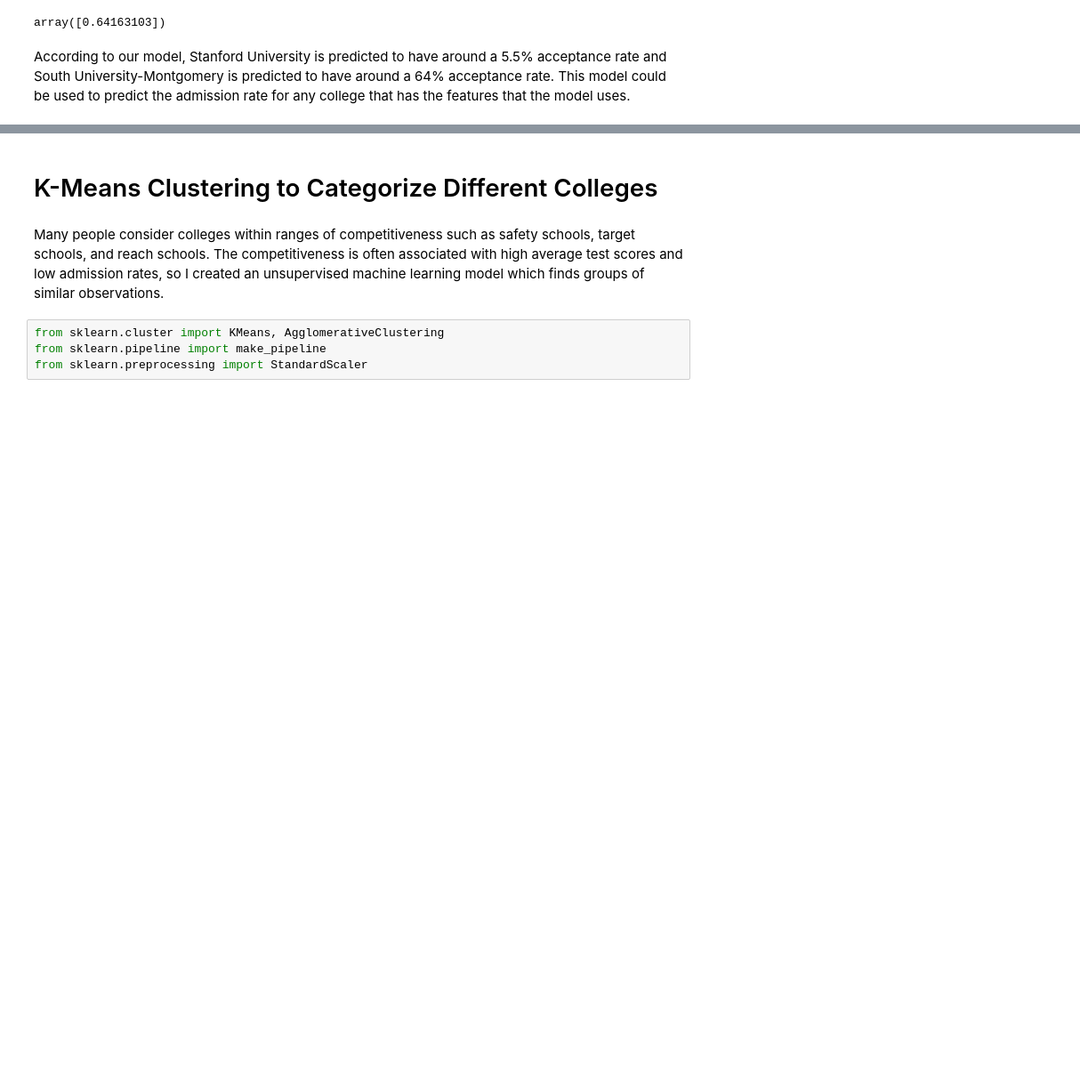
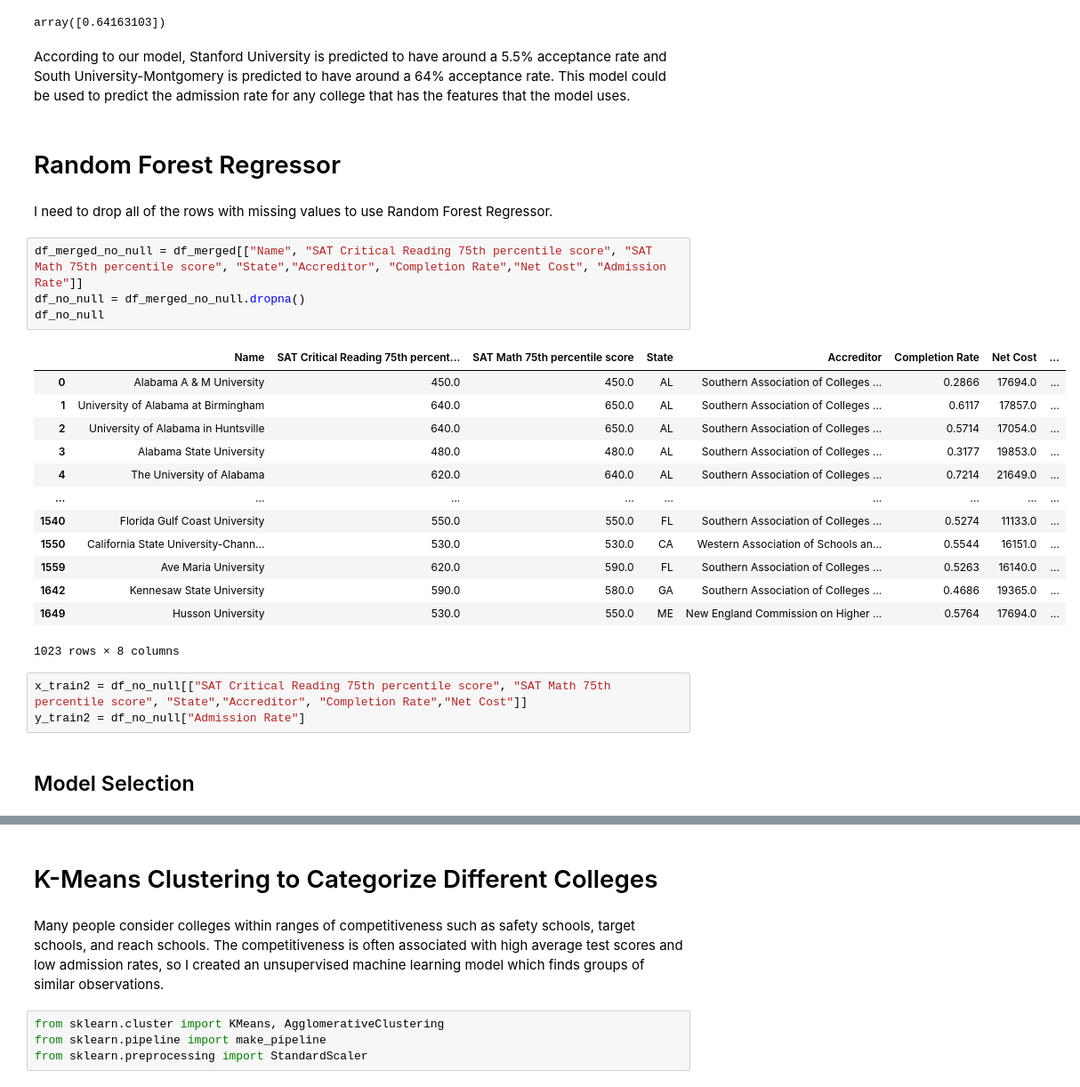
Before and after one commit to minamky/datasci112-college-acceptance-rate-predictor, a Jupyter notebook: 3_Machine_Learning.ipynb, the cells around one changed output, grey strips where cells are left out. Shown at 89% size. Drawn from its saved outputs; the diff is of its cells as text; blank space fills up the shorter version.

```diff
--- a/3_Machine_Learning.ipynb
+++ b/3_Machine_Learning.ipynb
@@ -172,3 +172,30 @@ unknown_prediction
 array([0.64163103])
 # %% [markdown]
 According to our model, Stanford University is predicted to have around a 5.5% acceptance rate and South University-Montgomery is predicted to have around a 64% acceptance rate. This model could be used to predict the admission rate for any college that has the features that the model uses.
+# %% [markdown]
+# Random Forest Regressor
+# %% [markdown]
+I need to drop all of the rows with missing values to use Random Forest Regressor.
+# %%
+df_merged_no_null = df_merged[["Name", "SAT Critical Reading 75th percentile score", "SAT Math 75th percentile score", "State","Accreditor", "Completion Rate","Net Cost", "Admission Rate"]]
+df_no_null = df_merged_no_null.dropna()
+df_no_null
+# %% [output]
+|  | Name | SAT Critical Reading 75th percent... | SAT Math 75th percentile score | State | Accreditor | Completion Rate | Net Cost | ... |
+| 0 | Alabama A & M University | 450.0 | 450.0 | AL | Southern Association of Colleges ... | 0.2866 | 17694.0 | ... |
+| 1 | University of Alabama at Birmingham | 640.0 | 650.0 | AL | Southern Association of Colleges ... | 0.6117 | 17857.0 | ... |
+| 2 | University of Alabama in Huntsville | 640.0 | 650.0 | AL | Southern Association of Colleges ... | 0.5714 | 17054.0 | ... |
+| 3 | Alabama State University | 480.0 | 480.0 | AL | Southern Association of Colleges ... | 0.3177 | 19853.0 | ... |
+| 4 | The University of Alabama | 620.0 | 640.0 | AL | Southern Association of Colleges ... | 0.7214 | 21649.0 | ... |
+| ... | ... | ... | ... | ... | ... | ... | ... | ... |
+| 1540 | Florida Gulf Coast University | 550.0 | 550.0 | FL | Southern Association of Colleges ... | 0.5274 | 11133.0 | ... |
+| 1550 | California State University-Chann... | 530.0 | 530.0 | CA | Western Association of Schools an... | 0.5544 | 16151.0 | ... |
+| 1559 | Ave Maria University | 620.0 | 590.0 | FL | Southern Association of Colleges ... | 0.5263 | 16140.0 | ... |
+| 1642 | Kennesaw State University | 590.0 | 580.0 | GA | Southern Association of Colleges ... | 0.4686 | 19365.0 | ... |
+| 1649 | Husson University | 530.0 | 550.0 | ME | New England Commission on Higher ... | 0.5764 | 17694.0 | ... |
+1023 rows × 8 columns
+# %%
+x_train2 = df_no_null[["SAT Critical Reading 75th percentile score", "SAT Math 75th percentile score", "State","Accreditor", "Completion Rate","Net Cost"]]
+y_train2 = df_no_null["Admission Rate"]
+# %% [markdown]
+## Model Selection
```
Also changed, not shown: parts of 32 cells of this notebook.
